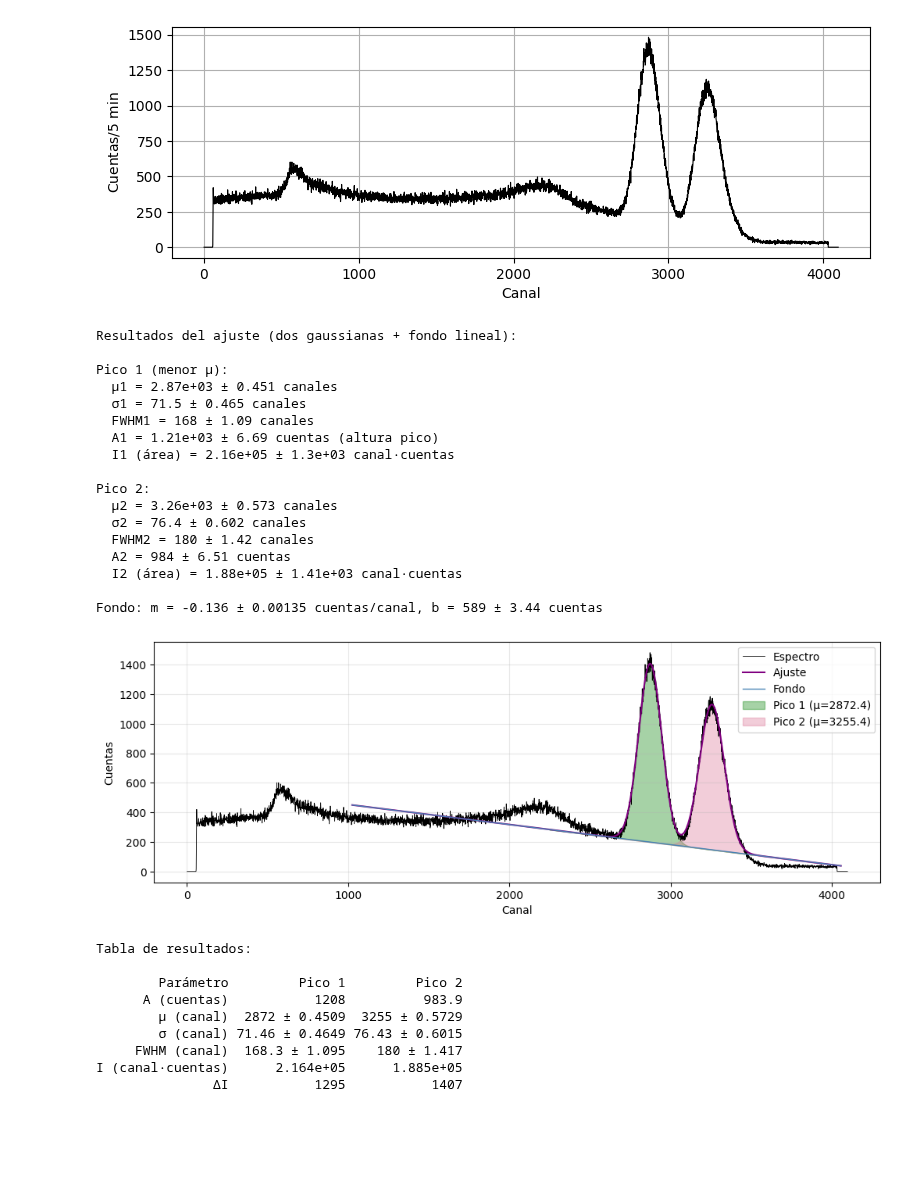
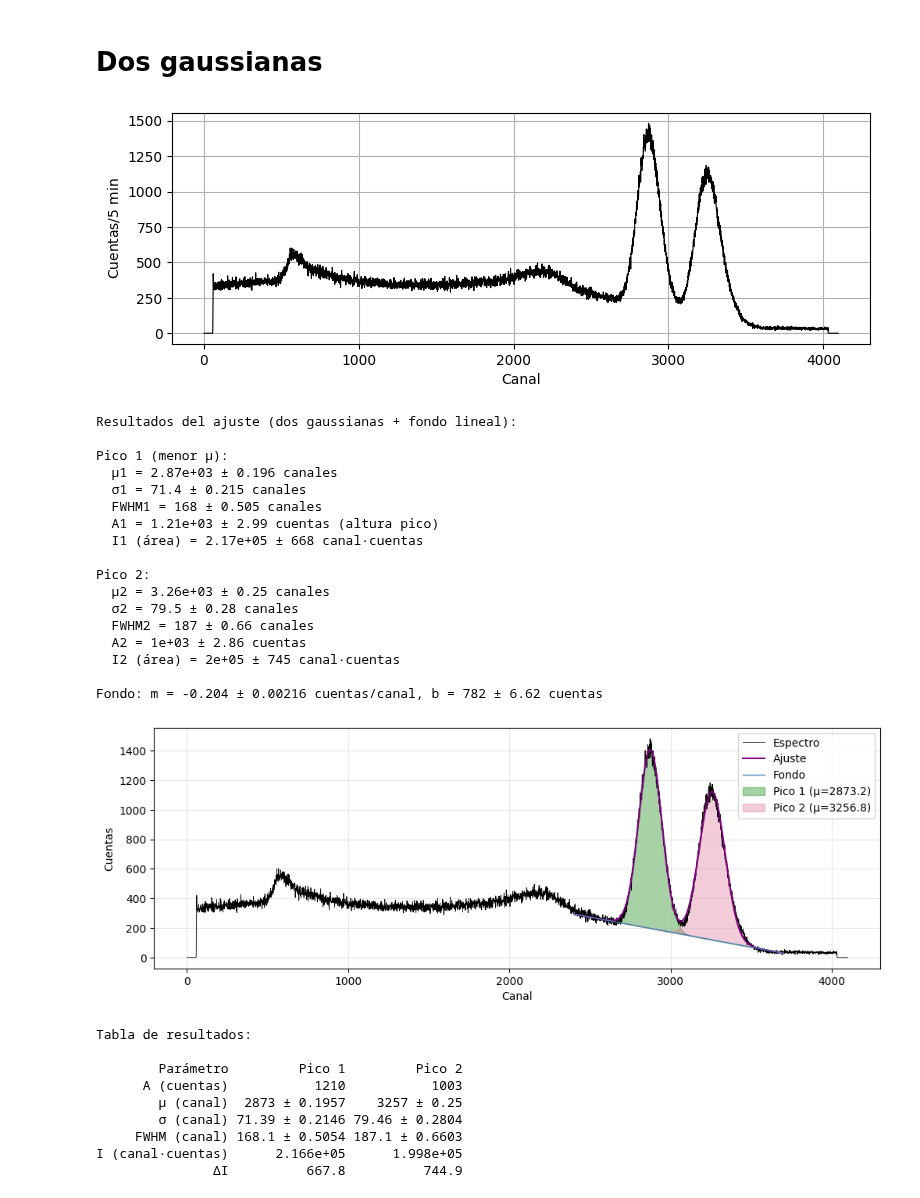
Before and after one commit to asarria48/Nuclear-physics, a Jupyter notebook: Informe1.ipynb, the cells around one changed output. Saved outputs shown, nothing was run; the diff lists cells and outputs as text; code cells hidden in the pictures; blank space fills up the shorter version.

Commit message:
Corrección "a ojo" de los límites del ajuste para dos gaussianas

```diff
--- a/Informe1.ipynb
+++ b/Informe1.ipynb
@@ -1,5 +1,7 @@
 # %% [markdown]
 <a href="https://colab.research.google.com/github/asarria48/Nuclear-physics/blob/main/Informe1.ipynb" target="_parent"><img src="https://colab.research.google.com/assets/colab-badge.svg" alt="Open In Colab"/></a>
+# %% [markdown]
+# Dos gaussianas
 # %%
 import numpy as np
 import pandas as pd
@@ -33,8 +35,8 @@ plt.show()
 
 
 # selecciono la region que contiene dos picos
-x_min = int(np.percentile(x, 25))                                                     # busco los máximos para estimar las posiciones iniciales
-x_max = int(np.percentile(x, 99))
+x_min = 2400                                                                          # rango seleccionado a "ojo" después de ver el espectro. No acercarse demasiado al sitio donde empiezan a subir las cuentas para no dañar el ajuste
+x_max = 3700
 mask = (x >= x_min) & (x <= x_max)
 x_region = x[mask]
 y_region = y[mask]
@@ -65,14 +67,10 @@ p0 = [A1_guess, mu1_guess, sigma1_guess,
       m_guess, b_guess]
 
 
-# if mu1_guess > mu2_guess:                                                             # REVISAR SI ESTO ES NECESARIO, CREERÍA QUE NO
-#     p0 = [p0[3], p0[4], p0[5], p0[0], p0[1], p0[2], p0[6], p0[7]]
-
-                                                                                                  # REVISAR EL SENTIDO DE ESTOS LÍMITES
-minA, maxA = 0, np.max(y)*10
-minSigma, maxSigma = 1e-1, 500
-bounds_lower = [0, x_region.min(), minSigma, 0, x_region.min(), minSigma, -np.inf, -np.inf]
-bounds_upper = [maxA, x_region.max(), maxSigma, maxA, x_region.max(), maxSigma, np.inf, np.inf]
+minA, maxA = 0, np.max(y)*2                                                                       # limites de las variables, el máximo es el doble observado en los datos para evitar errores
+minSigma, maxSigma = 1e-1, 500                                                                    # evito que sigma sea cero o muy grande
+bounds_lower = [0, x_region.min(), minSigma, 0, x_region.min(), minSigma, -np.inf, -np.inf]       # límites inferiores para todos los parámetros
+bounds_upper = [maxA, x_region.max(), maxSigma, maxA, x_region.max(), maxSigma, np.inf, np.inf]   # límites superiores para todos los parámetros
 
 
 popt, pcov = curve_fit(two_gauss_linbg, x_region, y_region, p0=p0, bounds=(bounds_lower, bounds_upper), maxfev=10000)       # hacer el ajuste con curve_fit
@@ -151,54 +149,51 @@ plt.plot(xfine, bg, color='steelblue', lw=1, label="Fondo")
 # relleno gaussianas para que se vea bien el ajuste
 plt.fill_between(xfine, bg, g1 + bg, where=(g1 + bg > bg), color='green', alpha=0.35, label=f"Pico 1 (μ={mu1:.1f})")
 plt.fill_between(xfine, bg, g2 + bg, where=(g2 + bg > bg), color='palevioletred', alpha=0.35, label=f"Pico 2 (μ={mu2:.1f})")
 
 plt.xlabel("Canal")
 plt.ylabel("Cuentas")
 #plt.title("Ajuste: dos gaussianas + fondo lineal")
 plt.legend()
 plt.grid(alpha=0.3)
 plt.show()
 
 
-# ---------------------------
-# Tabla con resultados y exportación en LaTeX
-# ---------------------------
 tabla = pd.DataFrame({
     "Parámetro": ["A (cuentas)", "μ (canal)", "σ (canal)", "FWHM (canal)", "I (canal·cuentas)", "ΔI"],
     "Pico 1": [f"{A1:.4g}", f"{mu1:.4g} ± {perr[1]:.4g}", f"{sigma1:.4g} ± {perr[2]:.4g}",
                f"{FWHM1:.4g} ± {dFWHM1:.4g}", f"{I1:.4g}", f"{dI1:.4g}"],
     "Pico 2": [f"{A2:.4g}", f"{mu2:.4g} ± {perr[4]:.4g}", f"{sigma2:.4g} ± {perr[5]:.4g}",
                f"{FWHM2:.4g} ± {dFWHM2:.4g}", f"{I2:.4g}", f"{dI2:.4g}"]
 })
 
 print("\nTabla de resultados:\n")
 print(tabla.to_string(index=False))
 # %% [output]
 [figure]
 Resultados del ajuste (dos gaussianas + fondo lineal):
 
 Pico 1 (menor μ):
-  μ1 = 2.87e+03 ± 0.451 canales
-  σ1 = 71.5 ± 0.465 canales
-  FWHM1 = 168 ± 1.09 canales
-  A1 = 1.21e+03 ± 6.69 cuentas (altura pico)
-  I1 (área) = 2.16e+05 ± 1.3e+03 canal·cuentas
+  μ1 = 2.87e+03 ± 0.196 canales
+  σ1 = 71.4 ± 0.215 canales
+  FWHM1 = 168 ± 0.505 canales
+  A1 = 1.21e+03 ± 2.99 cuentas (altura pico)
+  I1 (área) = 2.17e+05 ± 668 canal·cuentas
 
 Pico 2:
-  μ2 = 3.26e+03 ± 0.573 canales
-  σ2 = 76.4 ± 0.602 canales
-  FWHM2 = 180 ± 1.42 canales
-  A2 = 984 ± 6.51 cuentas
-  I2 (área) = 1.88e+05 ± 1.41e+03 canal·cuentas
+  μ2 = 3.26e+03 ± 0.25 canales
+  σ2 = 79.5 ± 0.28 canales
+  FWHM2 = 187 ± 0.66 canales
+  A2 = 1e+03 ± 2.86 cuentas
+  I2 (área) = 2e+05 ± 745 canal·cuentas
 
-Fondo: m = -0.136 ± 0.00135 cuentas/canal, b = 589 ± 3.44 cuentas
+Fondo: m = -0.204 ± 0.00216 cuentas/canal, b = 782 ± 6.62 cuentas
-[figure, old version]
+[figure, new version]
 Tabla de resultados:
 
         Parámetro         Pico 1         Pico 2
-      A (cuentas)           1208          983.9
-        μ (canal)  2872 ± 0.4509  3255 ± 0.5729
-        σ (canal) 71.46 ± 0.4649 76.43 ± 0.6015
-     FWHM (canal)  168.3 ± 1.095    180 ± 1.417
-I (canal·cuentas)      2.164e+05      1.885e+05
-               ΔI           1295           1407
+      A (cuentas)           1210           1003
+        μ (canal)  2873 ± 0.1957    3257 ± 0.25
+        σ (canal) 71.39 ± 0.2146 79.46 ± 0.2804
+     FWHM (canal) 168.1 ± 0.5054 187.1 ± 0.6603
+I (canal·cuentas)      2.166e+05      1.998e+05
+               ΔI          667.8          744.9
```
Also changed, not shown: parts of 1 cell of this notebook.
